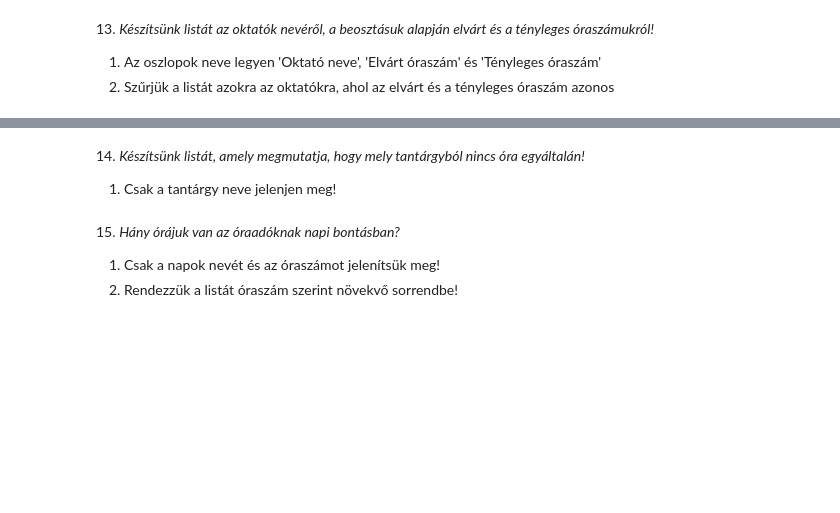
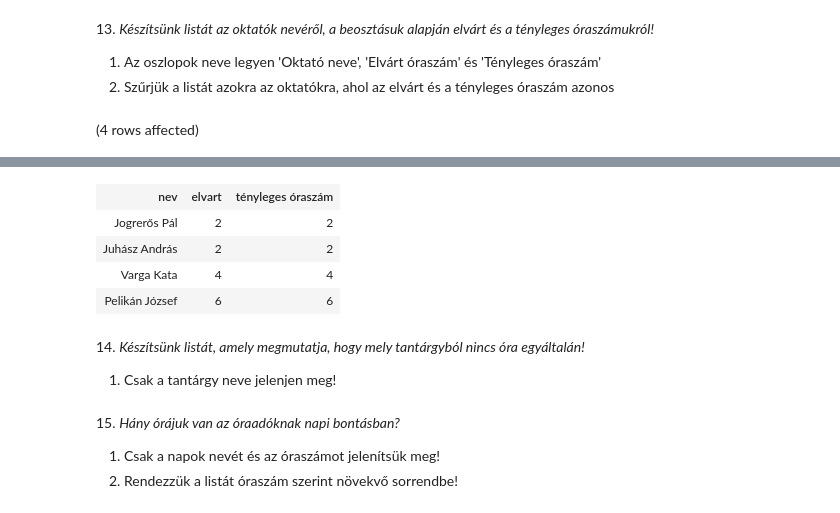
Before and after one commit to CsatoCsege/adatbazis1, a Jupyter notebook: gyakorlat03_feladatok.ipynb, the cells around one changed output, grey strips where cells are left out. Cells and saved outputs as stored; diff of their text form; code cells hidden in the pictures; blank space fills up the shorter version.

```diff
--- a/gyakorlat03_feladatok.ipynb
+++ b/gyakorlat03_feladatok.ipynb
@@ -138,3 +174,12 @@ Az oszlopokat nevezzük el értelemszerűen!
 
 1. Az oszlopok neve legyen 'Oktató neve', 'Elvárt óraszám' és 'Tényleges óraszám'
 2. Szűrjük a listát azokra az oktatókra, ahol az elvárt és a tényleges óraszám azonos
+# %%
+--ZH 1-3 hét anyaga
+SELECT okt.nev, b.elvart, COUNT(o.ora_id) AS 'tényleges óraszám'
+FROM Orak o JOIN Oktatok okt ON o.tanar = okt.oktato_id
+JOIN Beosztasok b ON okt.beosztás = b.beosztas_id
+GROUP BY okt.nev, b.elvart
+HAVING COUNT(*) = b.elvart
+# %% [output]
+(4 rows affected)
@@ -141,3 +187,8 @@ Az oszlopokat nevezzük el értelemszerűen!
+| nev | elvart | tényleges óraszám |
+| Jogrerős Pál | 2 | 2 |
+| Juhász András | 2 | 2 |
+| Varga Kata | 4 | 4 |
+| Pelikán József | 6 | 6 |
 # %% [markdown]
 14. _Készítsünk listát, amely megmutatja, hogy mely tantárgyból nincs óra egyáltalán!_
 
```
Also changed, not shown: parts of 3 cells of this notebook.
